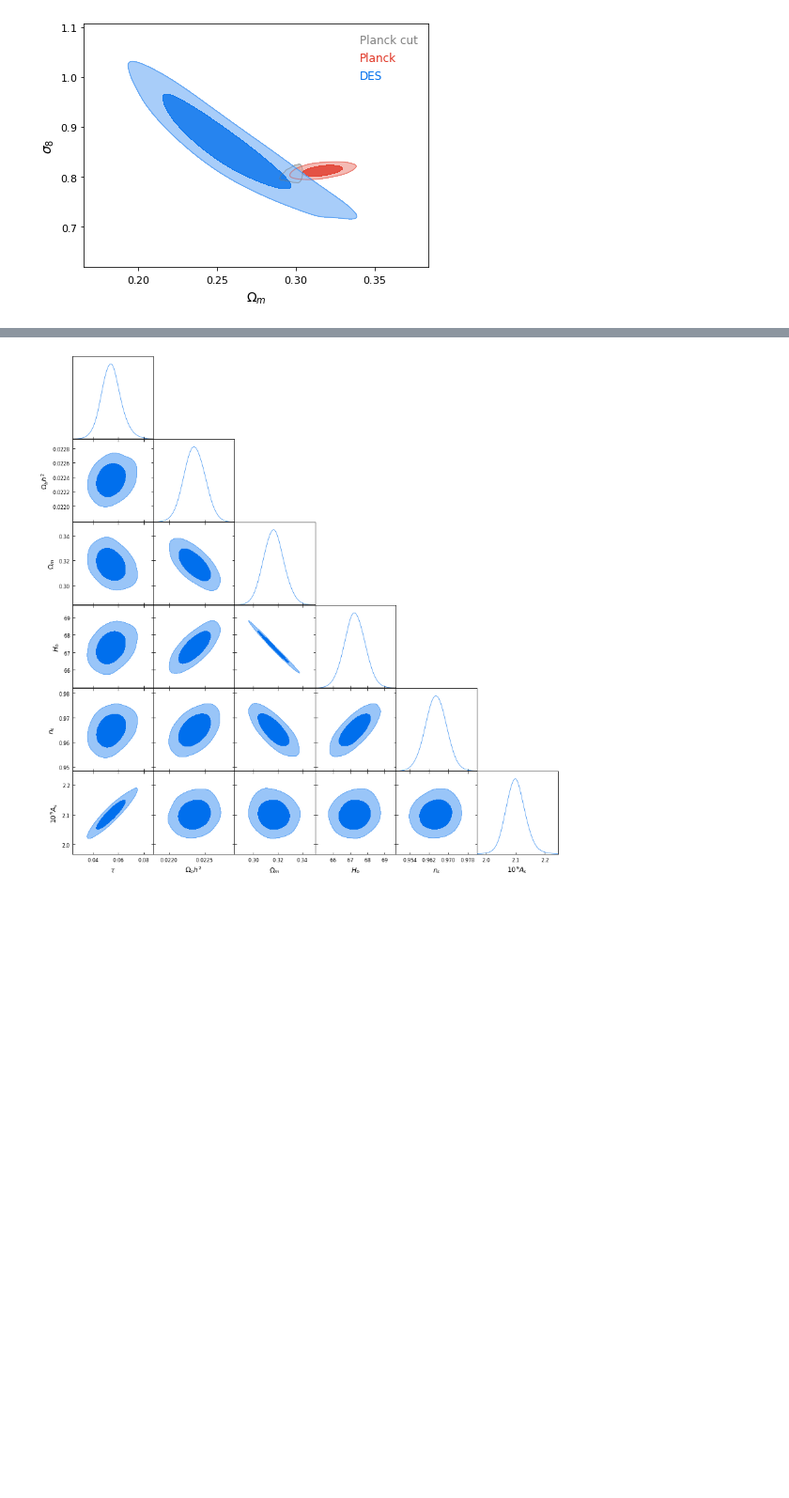
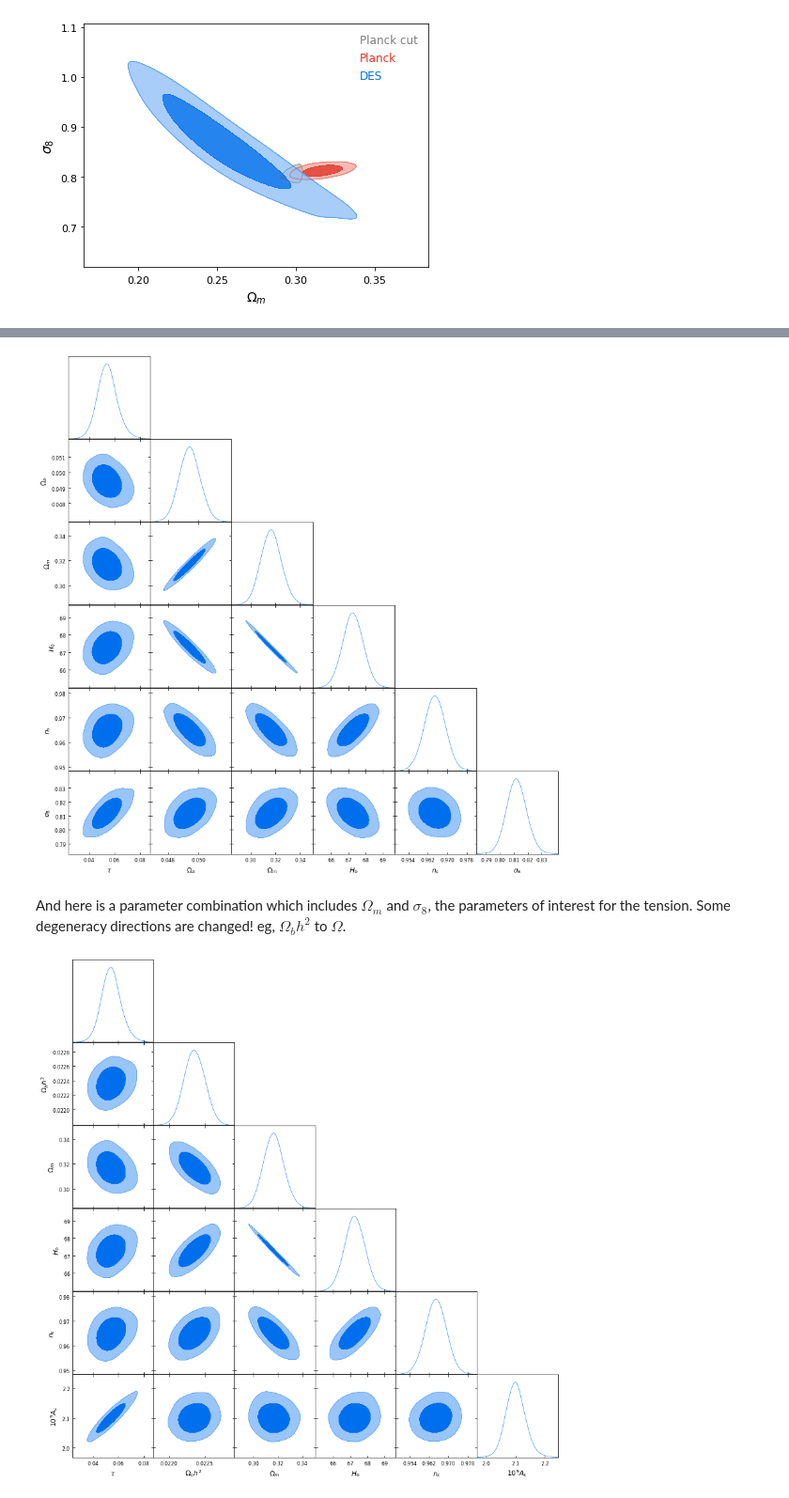
Before and after one commit to EmmanuelSchaan/CobayaExploration, a Jupyter notebook: omegam_cut.ipynb, the cells around one changed output, grey strips where cells are left out. Shown at 94% size. Saved outputs shown, nothing was run; the diff lists cells and outputs as text; code cells hidden in the pictures; blank space fills up the shorter version.

```diff
--- a/omegam_cut.ipynb
+++ b/omegam_cut.ipynb
@@ -149,3 +231,12 @@ This is confirmed below by looking at the derivatives.
+# %%
+# Triangle plot
+g = plots.get_subplot_plotter()
+g.triangle_plot(samplesPlanck, ['tau', 'omegab', 'omegam', 'H0', 'ns', 'sigma8'], filled=True)
+# %% [output]
+[figure, added]
+# %% [markdown]
+And here is a parameter combination which includes $\Omega_m$ and $\sigma_8$, the parameters of interest for the tension.
+Some degeneracy directions are changed! eg, $\Omega_b h^2$ to $\Omega$.
 # %%
 # Triangle plot
 g = plots.get_subplot_plotter()
```
Also changed, not shown: parts of 61 cells of this notebook, 1 other file.
